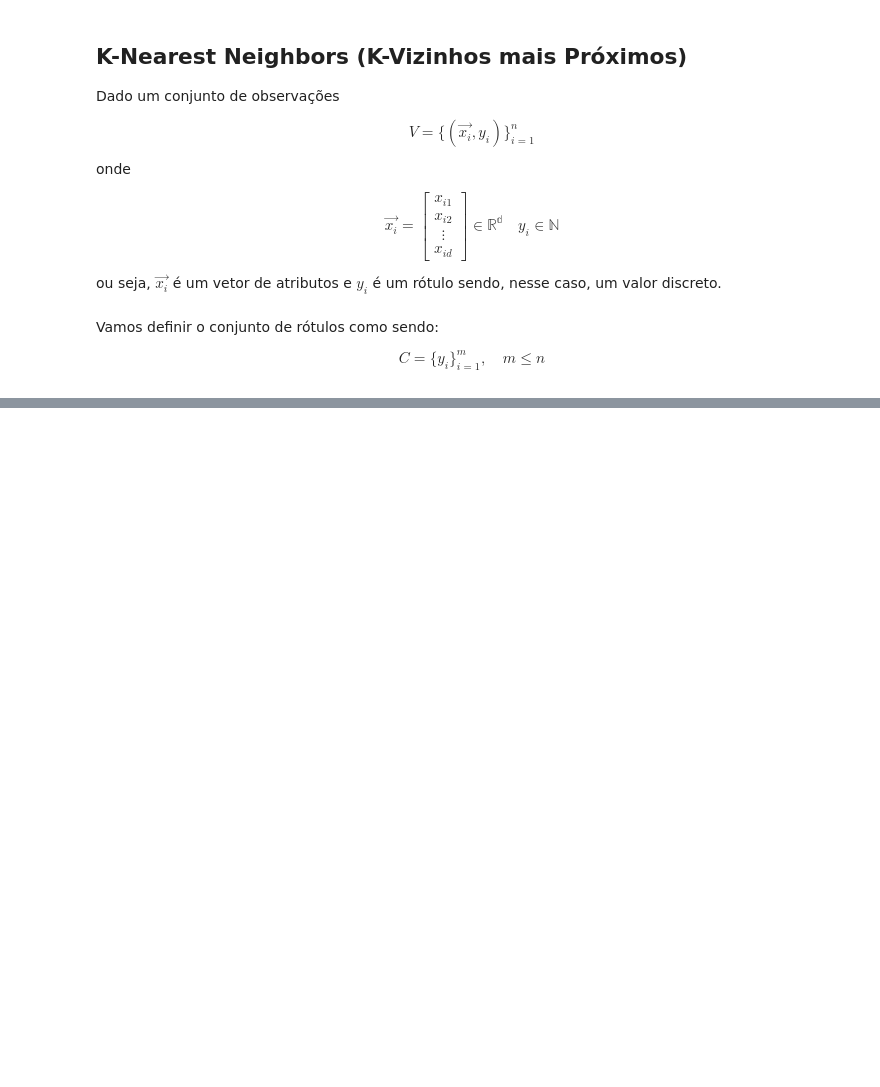
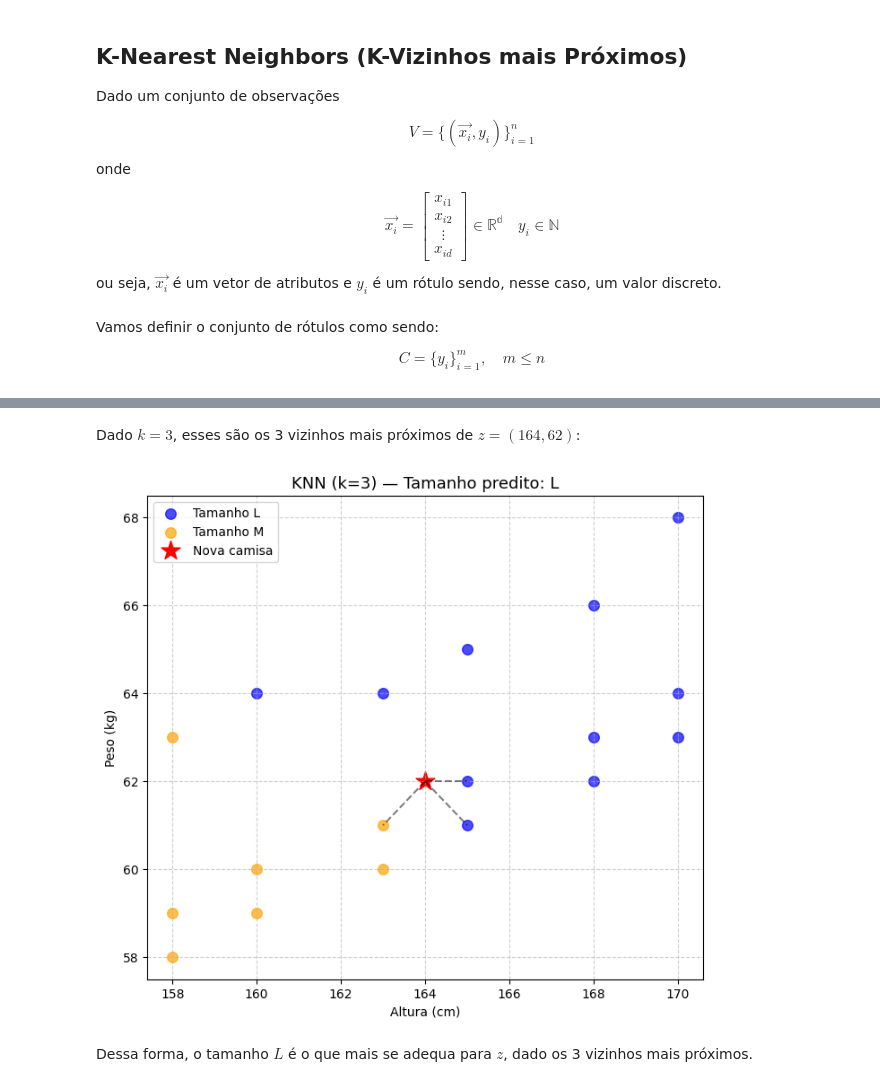
Before and after one commit to gabdourado/AI, a Jupyter notebook: K_Nearest_Neighbors.ipynb, the cells around one changed output, grey strips where cells are left out. Saved outputs shown, nothing was run; the diff lists cells and outputs as text; code cells hidden in the pictures; blank space fills up the shorter version.

```diff
--- a/K_Nearest_Neighbors.ipynb
+++ b/K_Nearest_Neighbors.ipynb
@@ -140,0 +170,28 @@ plt.show()
+# %% [markdown]
+Dado $k = 3$, esses são os 3 vizinhos mais próximos de $z = (164, 62)$:
+# %%
+z = np.array([164, 62])
+k = 3
+
+label_pred, Ik = knn(data, labels, z, k)
+
+plt.figure(figsize=(8, 7))
+
+for classe, cor in zip(np.unique(labels), ['blue', 'orange']):
+    pontos = data[labels == classe]
+    plt.scatter(pontos[:, 0], pontos[:, 1], label=f'Tamanho {classe}', color=cor, s=70, alpha=0.7)
+
+for i in Ik:
+    plt.plot([z[0], data[i, 0]], [z[1], data[i, 1]], 'k--', alpha=0.5)
+
+plt.scatter(z[0], z[1], color='red', marker='*', s=250, label=f'Nova camisa')
+plt.title(f'KNN (k={k}) — Tamanho predito: {label_pred}', fontsize=13)
+plt.xlabel('Altura (cm)')
+plt.ylabel('Peso (kg)')
+plt.legend()
+plt.grid(True, linestyle='--', alpha=0.6)
+plt.show()
+# %% [output]
+[figure, added]
+# %% [markdown]
+Dessa forma, o tamanho $L$ é o que mais se adequa para $z$, dado os 3 vizinhos mais próximos.
```
Also changed, not shown: parts of 9 cells of this notebook.
